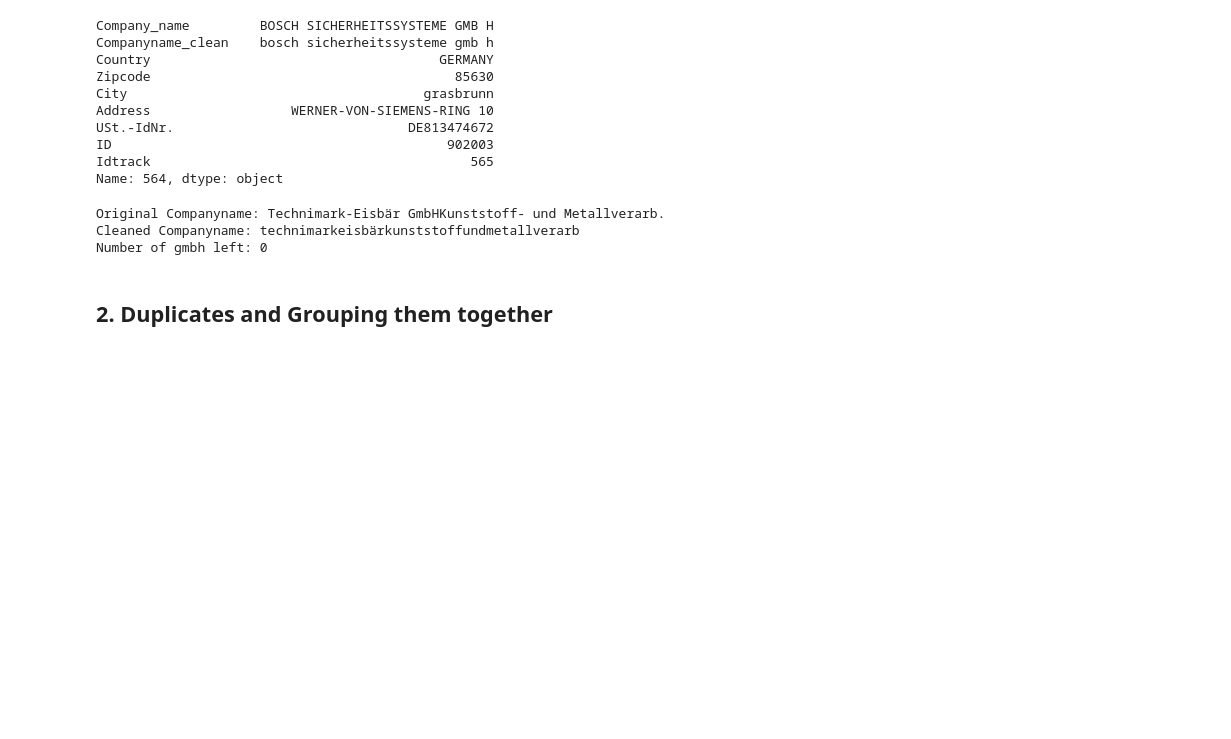
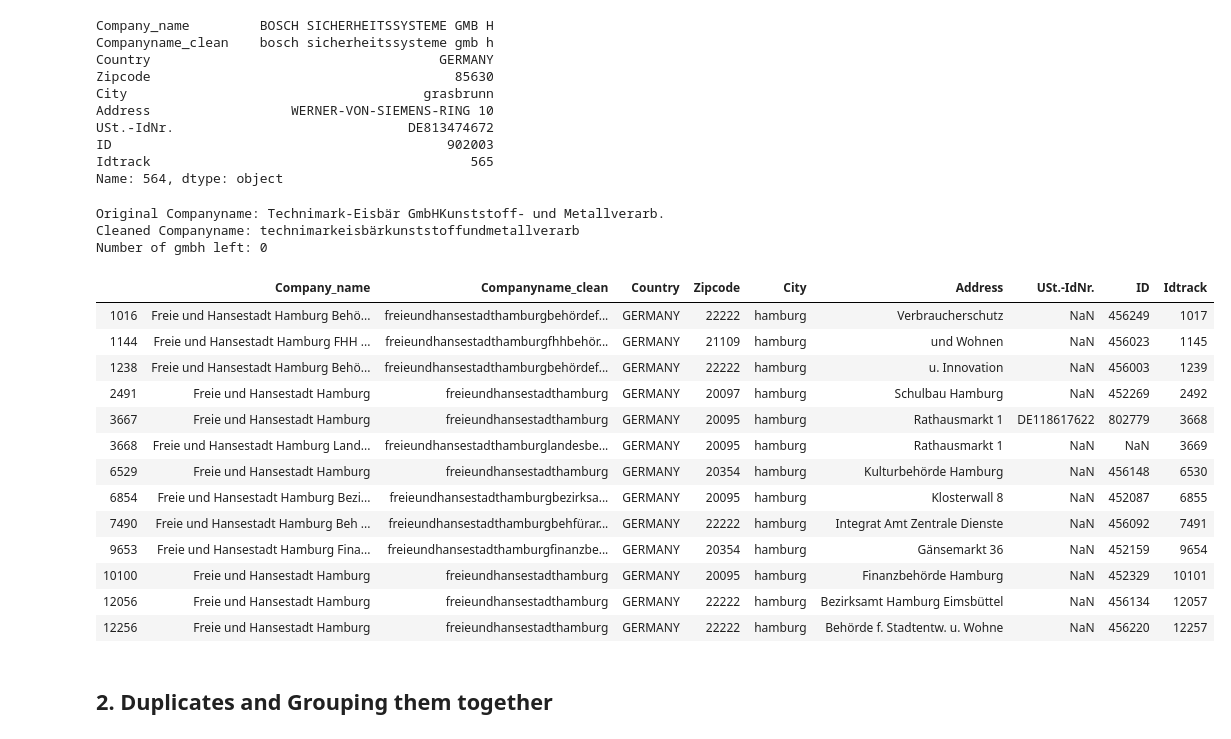
Before and after one commit to Can-Berk/Data_Analysis, a Jupyter notebook: MappingNames/ulist_companies.ipynb, the cells around one changed output. Cells and saved outputs as stored; diff of their text form; code cells hidden in the pictures; blank space fills up the shorter version.

```diff
--- a/MappingNames/ulist_companies.ipynb
+++ b/MappingNames/ulist_companies.ipynb
@@ -256,0 +97,20 @@ memory usage: 813.1+ KB
+# %%
+with open('countries_by_namede.yml.txt', 'rt', encoding='utf8') as file:
+     yaml_dict = yaml.load(file)
+
+# https://stackoverflow.com/questions/58340498/reading-yaml-file-in-python-with-accents-and-special-charactets
+
+country_dict = yaml_dict.get('de').get('countries')
+
+# https://gist.githubusercontent.com/pex/3153011/raw/859b1b8c1d3ff5c93b5e5f2aa02694ee404141d7/countries_by_name.de.yml
+country_dict = {y: x for x, y in country_dict.items()}
+country_dict = {k.upper():v.upper() for k,v in country_dict.items()}
+country_dict = {k.replace(' ','').replace('-',''): v.replace(' ','').replace('-','') for k, v in country_dict.items()}  # remove white space and
+
+# additions due to differences in dataset
+country_dict.update({'MALTAMALTA':'MALTA', 'PUERTORICOPUERTORICO': 'PUERTORICO', 'THAILANDTHAILAND': 'THAILAND', 'ISRAELISRAEL': 'ISRAEL',
+                     'JORDANJORDANIEN': 'JORDAN', 'MALAYSIAMALAYSIA': 'MALAYSIA', 'GREECEGRIECHENLAND': 'GREECE', 'MACEDONIAMAZEDONIEN': 'MACEDONIA',
+                     'KUWAITKUWAIT': 'KUWAIT', 'SINGAPORESINGAPUR': 'SINGAPORE', 'QATARKATAR': 'QATAR', 'KAZAKHSTANKASACHSTAN': 'KAZAKHSTAN',
+                    'JAPANJAPAN': 'JAPAN', 'SOUTHKOREAKOREASÜD': 'SOUTHKORE', 'VIETNAMVIETNAM': 'VIETNAM', 'SERBIASERBIEN': 'SERBIA',
+                    'PHILIPPINESPHILIPPINEN': 'PHILIPPINES', 'NEWZEALANDNEUSEELAND': 'NEWZEALAND', 'RUSSLAND': 'RUSSIANFEDERATION', 'UA': 'UNITEDARAB_EMIRATES',
+                     'TSCHECHIEN': 'CZECHREPUBLIC', 'VEREINIGTEEMIRATE': 'UNITEDARAB_EMIRATES', 'KÖNIGREICHSAUDIARABIEN': 'SAUDIARABIA', 'ESTLAND': 'ESTONIA'})
@@ -256,0 +165,16 @@ memory usage: 813.1+ KB
+# %%
+country_citydf = pd.read_csv('worldcities.csv', usecols=['country', 'city_ascii'])   #https://simplemaps.com/data/world-cities
+country_citydf.head()
+
+country_city_dict = {k: g["city_ascii"].tolist() for k,g in country_citydf.groupby("country")}
+country_city_dict = {k.upper():v for k,v in country_city_dict.items()}
+
+for i in country_city_dict.keys():            # values (city names) lower case and special characters are removed
+    if type(country_city_dict[i]) is list:
+        country_city_dict[i]=  [j.lower().replace(' ','').replace('-','') for j in country_city_dict[i]]
+    else:
+        country_city_dict[i] = country_city_dict[i].lower().replace(' ','').replace('-','')
+
+country_city_dict = {k.replace(' ','').replace('-',''): v for k, v in country_city_dict.items()}  # remove white space and
+geo_countries = list(country_city_dict.keys())
+geo_cities = [j for sub in list(country_city_dict.values()) for j in sub]
@@ -256,0 +183,3 @@ memory usage: 813.1+ KB
+# %%
+ulist_cases = ulist[(ulist['Country']=='NAN') & (ulist['City']!='nan')]    # all the entries with missing country
+ulist_cases
@@ -419,6 +546,23 @@ Number of gmbh left: 0
 # a = list(set(ulist[ulist.loc[:,['Companyname_clean', 'Country', 'City']].duplicated()].index) - set(ulist[ulist.loc[:,['Companyname_clean', 'Country', 'Zipcode', 'City']].duplicated()].index))
 # a.sort()
 # ulist.loc[a]
+# %%
+ulist[ulist['Companyname_clean'].str.startswith('freieund')]
+# %% [output]
+|  | Company_name | Companyname_clean | Country | Zipcode | City | Address | USt.-IdNr. | ID | Idtrack |
+| 1016 | Freie und Hansestadt Hamburg Behö... | freieundhansestadthamburgbehördef... | GERMANY | 22222 | hamburg | Verbraucherschutz | NaN | 456249 | 1017 |
+| 1144 | Freie und Hansestadt Hamburg FHH ... | freieundhansestadthamburgfhhbehör... | GERMANY | 21109 | hamburg | und Wohnen | NaN | 456023 | 1145 |
+| 1238 | Freie und Hansestadt Hamburg Behö... | freieundhansestadthamburgbehördef... | GERMANY | 22222 | hamburg | u. Innovation | NaN | 456003 | 1239 |
+| 2491 | Freie und Hansestadt Hamburg | freieundhansestadthamburg | GERMANY | 20097 | hamburg | Schulbau Hamburg | NaN | 452269 | 2492 |
+| 3667 | Freie und Hansestadt Hamburg | freieundhansestadthamburg | GERMANY | 20095 | hamburg | Rathausmarkt 1 | DE118617622 | 802779 | 3668 |
+| 3668 | Freie und Hansestadt Hamburg Land... | freieundhansestadthamburglandesbe... | GERMANY | 20095 | hamburg | Rathausmarkt 1 | NaN | NaN | 3669 |
+| 6529 | Freie und Hansestadt Hamburg | freieundhansestadthamburg | GERMANY | 20354 | hamburg | Kulturbehörde Hamburg | NaN | 456148 | 6530 |
+| 6854 | Freie und Hansestadt Hamburg Bezi... | freieundhansestadthamburgbezirksa... | GERMANY | 20095 | hamburg | Klosterwall 8 | NaN | 452087 | 6855 |
+| 7490 | Freie und Hansestadt Hamburg Beh ... | freieundhansestadthamburgbehfürar... | GERMANY | 22222 | hamburg | Integrat Amt Zentrale Dienste | NaN | 456092 | 7491 |
+| 9653 | Freie und Hansestadt Hamburg Fina... | freieundhansestadthamburgfinanzbe... | GERMANY | 20354 | hamburg | Gänsemarkt 36 | NaN | 452159 | 9654 |
+| 10100 | Freie und Hansestadt Hamburg | freieundhansestadthamburg | GERMANY | 20095 | hamburg | Finanzbehörde Hamburg | NaN | 452329 | 10101 |
+| 12056 | Freie und Hansestadt Hamburg | freieundhansestadthamburg | GERMANY | 22222 | hamburg | Bezirksamt Hamburg Eimsbüttel | NaN | 456134 | 12057 |
+| 12256 | Freie und Hansestadt Hamburg | freieundhansestadthamburg | GERMANY | 22222 | hamburg | Behörde f. Stadtentw. u. Wohne | NaN | 456220 | 12257 |
 # %% [markdown]
 ## 2. Duplicates and Grouping them together
 # %%
```
Also changed, not shown: parts of 67 cells of this notebook.
